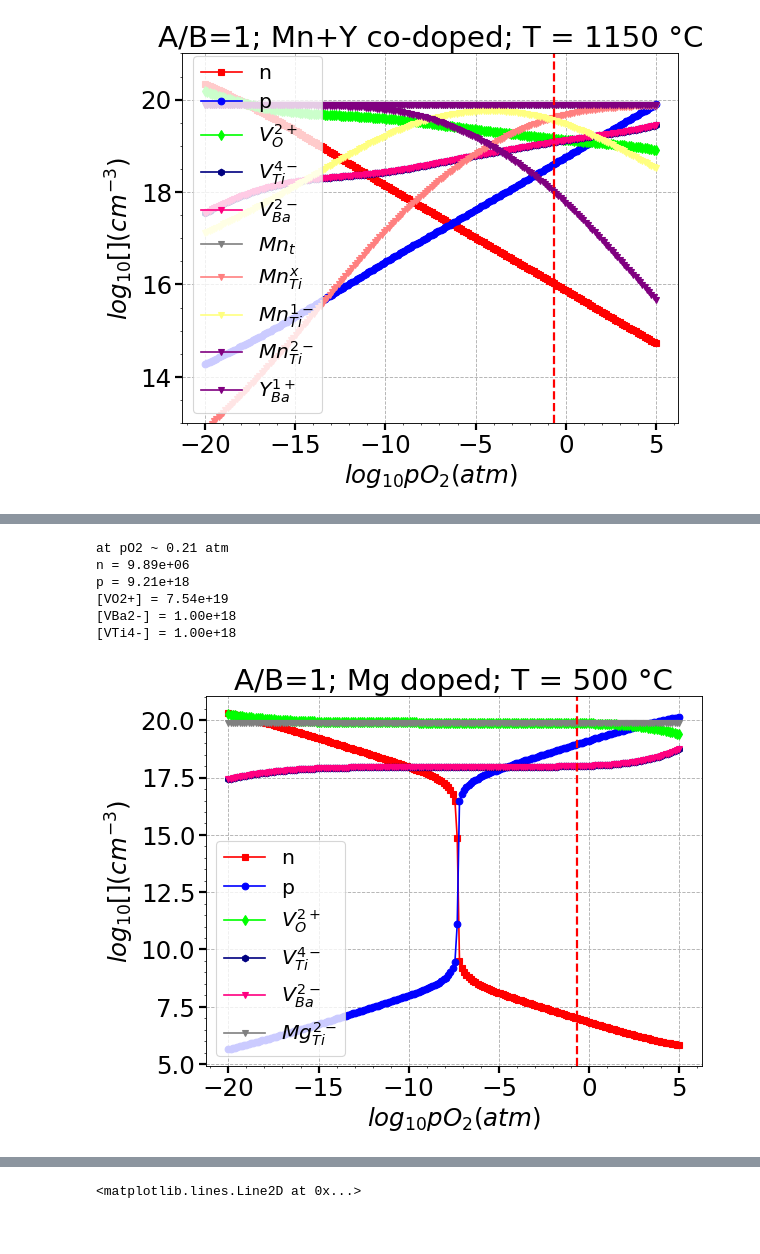
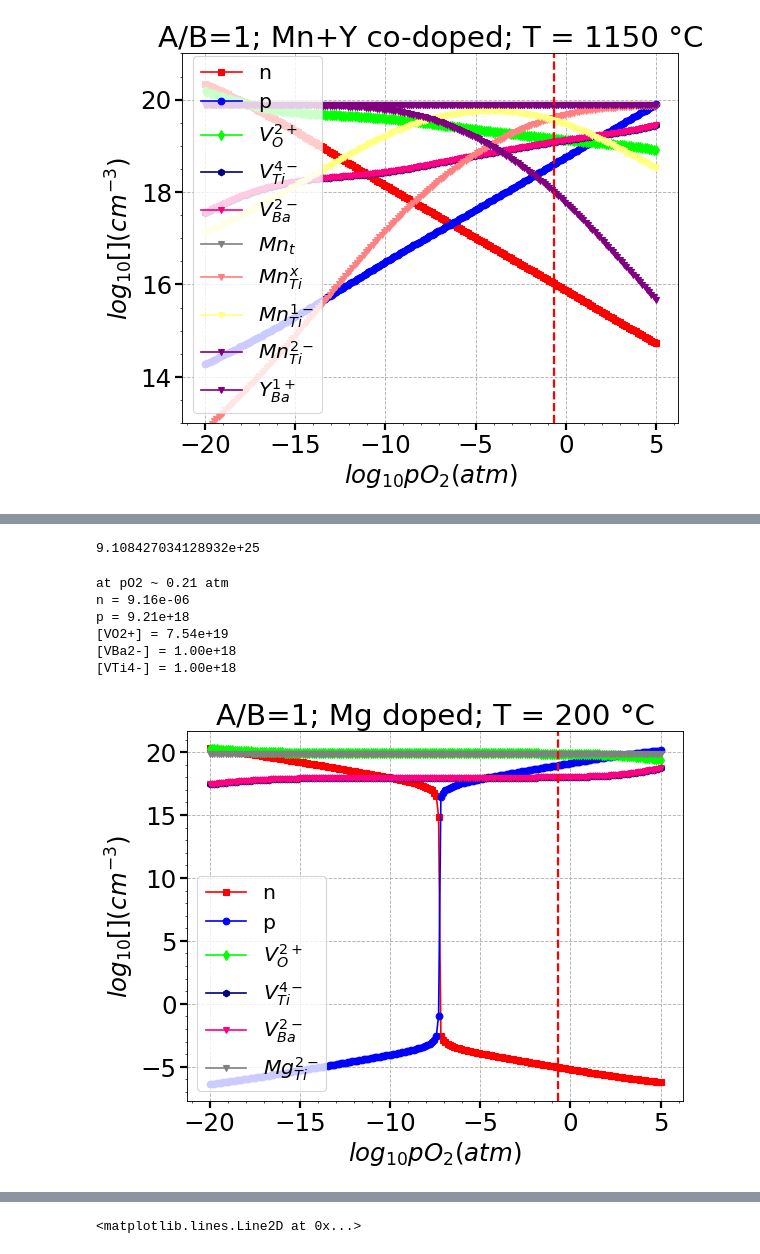
Before and after one commit to seonghwh/Defect-Structure, a Jupyter notebook: defect2.ipynb, the cells around one changed output, grey strips where cells are left out. Cells and saved outputs as stored; diff of their text form; code cells hidden in the pictures.

```diff
--- a/defect2.ipynb
+++ b/defect2.ipynb
@@ -11,7 +11,7 @@ import matplotlib
 k = 8.61733e-5; # boltzmann constant in eV/K
 TK = 1150+273; # equilibrium temp in K
 TC = TK-273; # equilibrium temp in C
-TQK = 500+273;# quenched temp in K
+TQK = 200+273;# quenched temp in K
 TQC = TQK-273; # quenched temp in C
 a = np.logspace(-20,5,200); # oxygen partial pressure range
 print(
@@ -432,7 +434,7 @@ for i in range(len(a)):
     def f(x): # x: oxygen vacancy concentration
         return (x + 2*CVBa2[i] + 4*CVTi4[i] - (KiQ/x) - 2*CVO2[i])
 
-    sol1 = brentq(f,1,1E40,maxiter=200)
+    sol1 = brentq(f,1E-20,1E40,maxiter=200)
 
     nq[i] = np.array(sol1).astype(np.float64)
     pq[i] = KiQ/nq[i]
@@ -477,3 +479,7 @@ p = 4.72e+18
+# %%
+print(nq[154]*pq[154])
+# %% [output]
+9.108427034128932e+25
 # %%
 """
 [6] A/B = 1 & Low T & Mg doped
@@ -494,7 +500,7 @@ for i in range(len(a)):
 
     def f(x): # x: electron concentration in cm-3
         return (x + 2*CVBa2Mg[i] + 4*CVTi4Mg[i] + 2*CMgt - (KiQ/x) - 2*CVO2Mg[i])
-    sol1 = brentq(f,1,1E30,maxiter=200)
+    sol1 = brentq(f,1E-20,1E30,maxiter=200)
 
     nMgq[i] = np.array(sol1).astype(np.float64)
     pMgq[i] = KiQ/nMgq[i]
@@ -509,35 +515,35 @@ ax1.set_title(f'A/B=1; Mg doped; T = {TQC} \u00B0C')
 # ax1.set_ylim(ymin=13, ymax=21)
 matplotlib.rcParams.update({'font.size': 22})
 ax1.tick_params(length=6, width=2)
 ax1.minorticks_on()
 ax1.plot(np.log10(a),np.log10(nMgq), marker='s',c =[255/255, 0/255, 0/255], label=r'n')
 ax1.plot(np.log10(a),np.log10(pMgq),marker='o', c =[0/255, 0/255, 255/255], label = r'p')
 ax1.plot(np.log10(a),np.log10(CVO2Mgq),marker='d',c =[0/255, 255/255, 0/255], label = r'$V_O^{2+}$')
 ax1.plot(np.log10(a),np.log10(CVTi4Mgq),marker='h', c =[0/255, 0/255, 128/255], label = r'$V_{Ti}^{4-}$')
 ax1.plot(np.log10(a),np.log10(CVBa2Mgq),marker='v', c =[255/255, 0/255, 128/255], label = r'$V_{Ba}^{2-}$')
 ax1.plot(np.log10(a),np.log10(CMgq),marker='v', c =[128/255, 128/255, 128/255], label = r'$Mg_{Ti}^{2-}$')
 ax1.set_xlabel(r'$log_{10} \mathit{p}O_2 (atm)$')
 ax1.set_ylabel(r'$log_{10} [ ] (cm^{-3})$')
 ax1.legend(loc=3,fontsize='small')
 ax1.axvline(x=-0.67, color='r', linestyle='--', linewidth=2)
 ax1.grid(True, which='major', linestyle='--')
 
 print(
     f'at pO2 ~ 0.21 atm\n'
     f'n = {nMgq[154]:.2e}\n'
     f'p = {pMgq[154]:.2e}\n'
     f'[VO2+] = {CVO2Mgq[154]:.2e}\n'
     f'[VBa2-] = {CVBa2Mgq[154]:.2e}\n'
     f'[VTi4-] = {CVTi4Mgq[154]:.2e}'
 )
 # %% [output]
 at pO2 ~ 0.21 atm
-n = 9.89e+06
+n = 9.16e-06
 p = 9.21e+18
 [VO2+] = 7.54e+19
 [VBa2-] = 1.00e+18
 [VTi4-] = 1.00e+18
-[figure, old version]
+[figure, new version]
 # %%
 """
 [7] A/B = 1 & Low T & Mn doped
```
Also changed, not shown: parts of 5 cells of this notebook.
